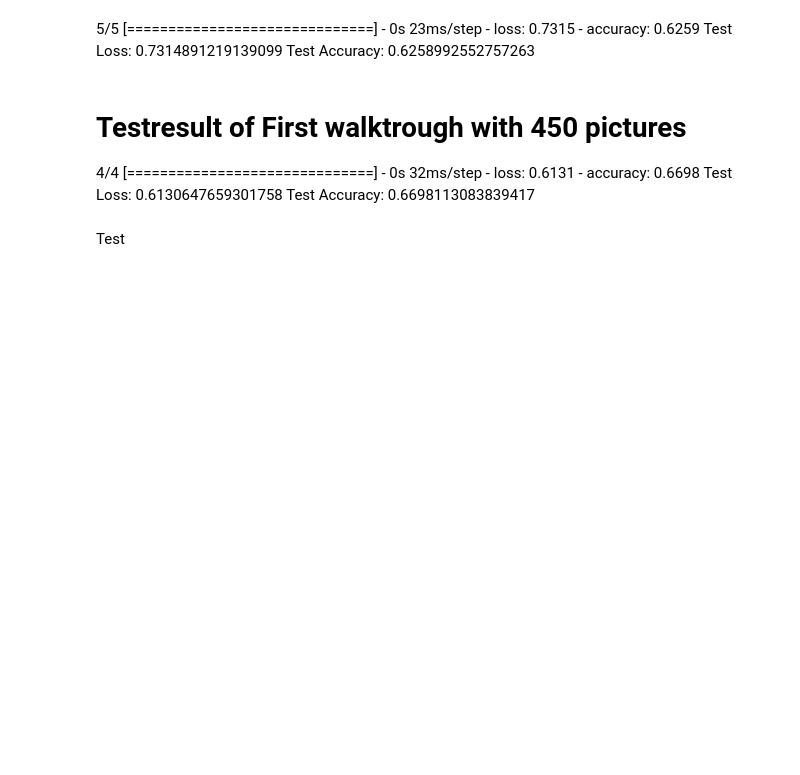
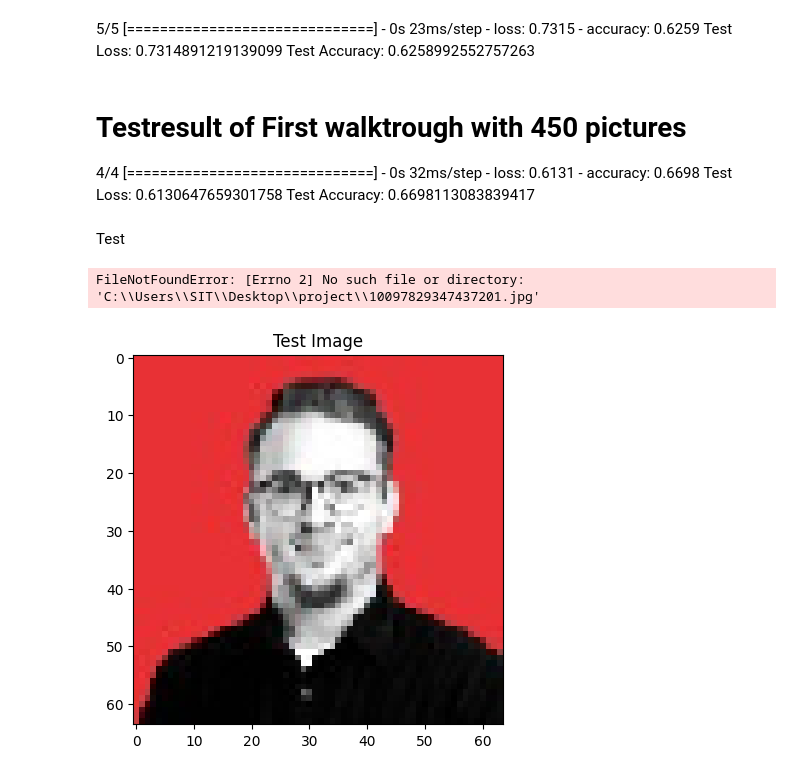
Before and after one commit to IrgendenName/FaceTheVote, a Jupyter notebook: project.ipynb, the cells around one changed output. Saved outputs shown, nothing was run; the diff lists cells and outputs as text; code cells hidden in the pictures; blank space fills up the shorter version.

```diff
--- a/project.ipynb
+++ b/project.ipynb
@@ -154,4 +172,4 @@ y_test_encoded = to_categorical(label_encoder.transform(y_test))
 # %% [markdown]
 train the model
 # %%
-model.fit(datagen.flow(X_train, y_train_encoded, batch_size=50), epochs=12, validation_data=(X_test, y_test_encoded))
+model.fit(datagen.flow(X_train, y_train_encoded, batch_size=32), epochs=29, validation_data=(X_test, y_test_encoded))
@@ -196,6 +237,8 @@ predictions = model.predict(x)
 predicted_class = label_encoder.inverse_transform([np.argmax(predictions)])
 
 print("The predicted class is:", predicted_class)
+# %% [output]
+FileNotFoundError: [Errno 2] No such file or directory: 'C:\\Users\\SIT\\Desktop\\project\\10097829347437201.jpg'
 # %%
 import matplotlib.pyplot as plt
 from tensorflow.keras.preprocessing import image
@@ -222,23 +265,25 @@ print("The predicted class is:", predicted_class)
 # %%
 import matplotlib.pyplot as plt
 from tensorflow.keras.preprocessing import image
 
 # Load image
-img_path = 'C:\\Users\\SIT\\Desktop\\project\\images\\Joel.jpg'
+img_path = 'C:\\Users\\SIT\\Desktop\\project\\images\\4a3241354b9d22aecf4d42be78895d4a.jpg'
 img = image.load_img(img_path, target_size=(64, 64))
 
 # Display the image
 plt.imshow(img)
 plt.title("Test Image")
 plt.show()
 
 # Preprocess the image
 x = image.img_to_array(img)
 x = np.expand_dims(x, axis=0)
 x = x/255.0  # Rescale
 
 # Make prediction
 predictions = model.predict(x)
 predicted_class = label_encoder.inverse_transform([np.argmax(predictions)])
 
 print("The predicted class is:", predicted_class)
+# %% [output]
+[figure, added]
```
Also changed, not shown: parts of 7 cells of this notebook, 8 other files.
